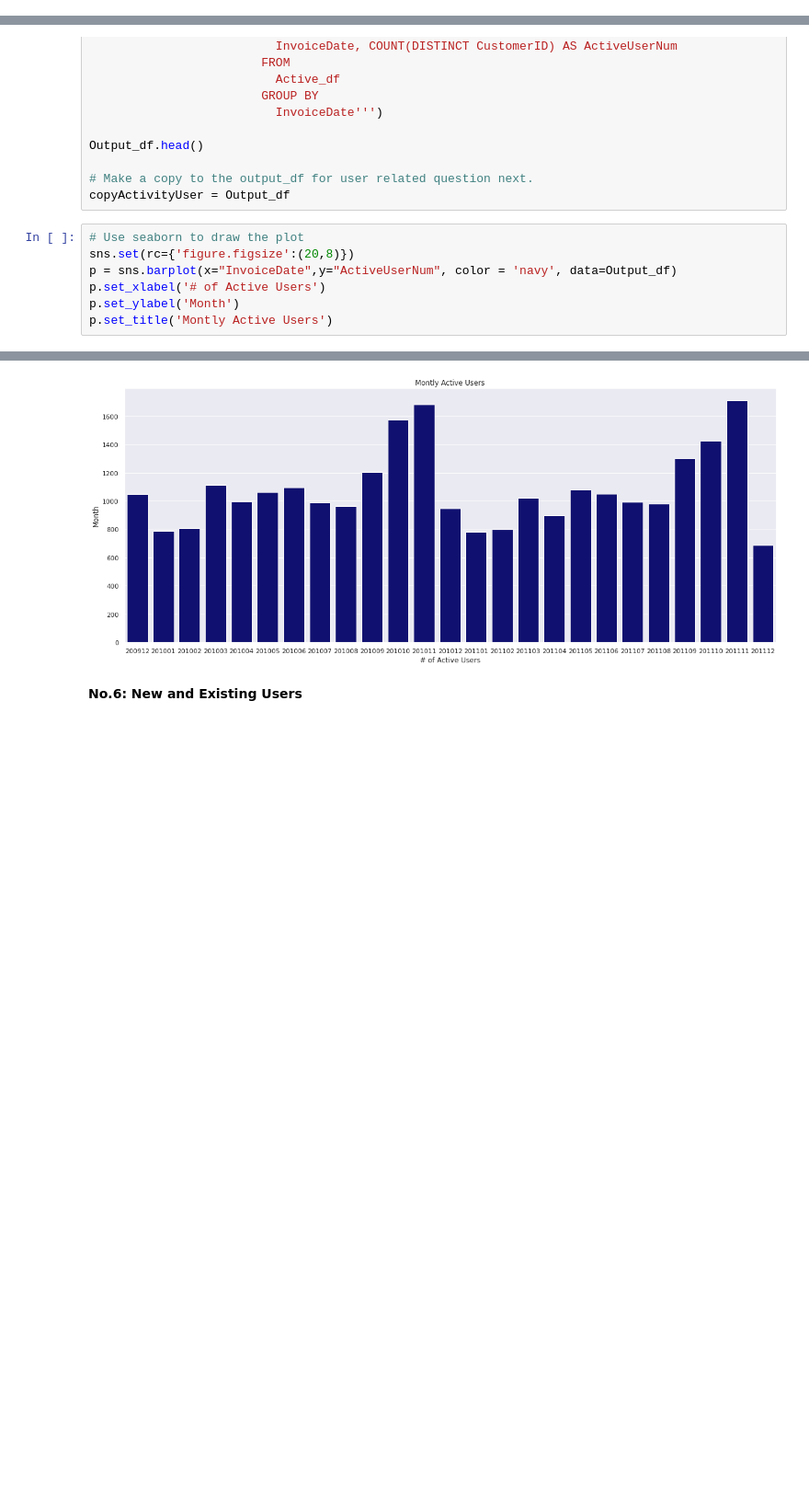
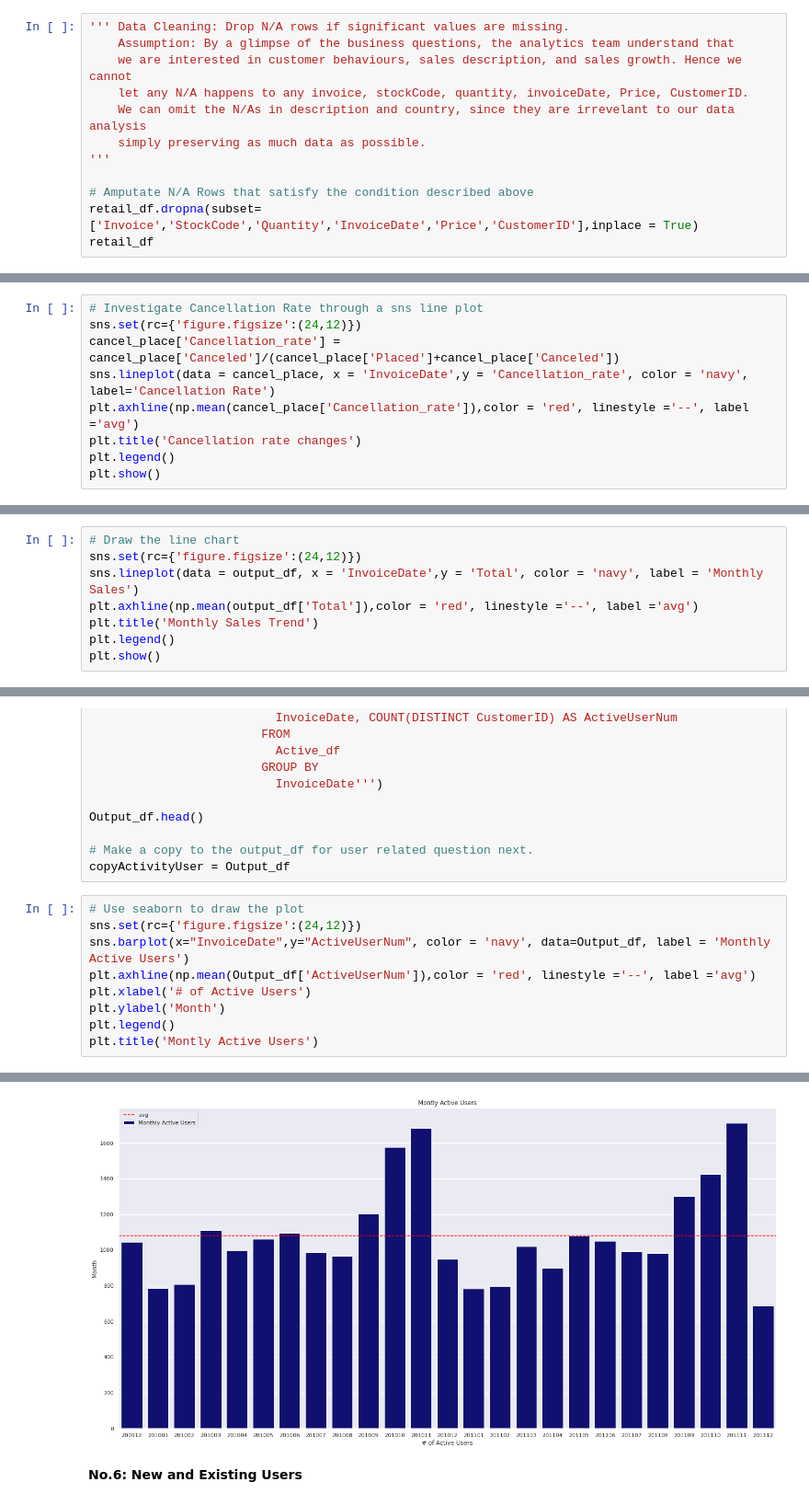
Before and after one commit to jarviscanada/jarvis_data_eng_OwenLiu, a Jupyter notebook: python_data_analytics/psql/retail_data_analytics_wrangling.ipynb, the cells around one changed output, grey strips where cells are left out. Shown at 92% size. Saved outputs shown, nothing was run; the diff lists cells and outputs as text; blank space fills up the shorter version.

```diff
--- a/python_data_analytics/psql/retail_data_analytics_wrangling.ipynb
+++ b/python_data_analytics/psql/retail_data_analytics_wrangling.ipynb
@@ -187,3 +199,15 @@ memory usage: 65.1+ MB
 | 2 | 489434 | 79323W | WHITE CHERRY LIGHTS | 12 | 2009-12-01 07:45:00 | 6.75 | 13085.0 | United Kingdom |
 | 3 | 489434 | 22041 | RECORD FRAME 7" SINGLE SIZE | 48 | 2009-12-01 07:45:00 | 2.10 | 13085.0 | United Kingdom |
 | 4 | 489434 | 21232 | STRAWBERRY CERAMIC TRINKET BOX | 24 | 2009-12-01 07:45:00 | 1.25 | 13085.0 | United Kingdom |
+# %%
+''' Data Cleaning: Drop N/A rows if significant values are missing.
+    Assumption: By a glimpse of the business questions, the analytics team understand that
+    we are interested in customer behaviours, sales description, and sales growth. Hence we cannot
+    let any N/A happens to any invoice, stockCode, quantity, invoiceDate, Price, CustomerID.
+    We can omit the N/As in description and country, since they are irrevelant to our data analysis
+    simply preserving as much data as possible.
+'''
+
+# Amputate N/A Rows that satisfy the condition described above
+retail_df.dropna(subset=['Invoice','StockCode','Quantity','InvoiceDate','Price','CustomerID'],inplace = True)
+retail_df
@@ -322,0 +359,9 @@ df.plot(x = 'InvoiceDate',y = ['Canceled','Placed'], kind = 'bar',figsize =(20,1
+# %%
+# Investigate Cancellation Rate through a sns line plot
+sns.set(rc={'figure.figsize':(24,12)})
+cancel_place['Cancellation_rate'] = cancel_place['Canceled']/(cancel_place['Placed']+cancel_place['Canceled'])
+sns.lineplot(data = cancel_place, x = 'InvoiceDate',y = 'Cancellation_rate', color = 'navy', label='Cancellation Rate')
+plt.axhline(np.mean(cancel_place['Cancellation_rate']),color = 'red', linestyle ='--', label ='avg')
+plt.title('Cancellation rate changes')
+plt.legend()
+plt.show()
@@ -340,0 +382,8 @@ output_df.plot.line(x='InvoiceDate', y='Total')
+# %%
+# Draw the line chart
+sns.set(rc={'figure.figsize':(24,12)})
+sns.lineplot(data = output_df, x = 'InvoiceDate',y = 'Total', color = 'navy', label = 'Monthly Sales')
+plt.axhline(np.mean(output_df['Total']),color = 'red', linestyle ='--', label ='avg')
+plt.title('Monthly Sales Trend')
+plt.legend()
+plt.show()
@@ -391,14 +442,16 @@ Output_df.head()
 copyActivityUser = Output_df
 # %%
 # Use seaborn to draw the plot
-sns.set(rc={'figure.figsize':(20,8)})
-p = sns.barplot(x="InvoiceDate",y="ActiveUserNum", color = 'navy', data=Output_df)
-p.set_xlabel('# of Active Users')
-p.set_ylabel('Month')
-p.set_title('Montly Active Users')
+sns.set(rc={'figure.figsize':(24,12)})
+sns.barplot(x="InvoiceDate",y="ActiveUserNum", color = 'navy', data=Output_df, label = 'Monthly Active Users')
+plt.axhline(np.mean(Output_df['ActiveUserNum']),color = 'red', linestyle ='--', label ='avg')
+plt.xlabel('# of Active Users')
+plt.ylabel('Month')
+plt.legend()
+plt.title('Montly Active Users')
 # %% [output]
 Text(0.5, 1.0, 'Montly Active Users')
-[figure, old version]
+[figure, new version]
 # %% [markdown]
 **No.6: New and Existing Users**
 # %%
```
Also changed, not shown: parts of 29 cells of this notebook, 2 other files.
